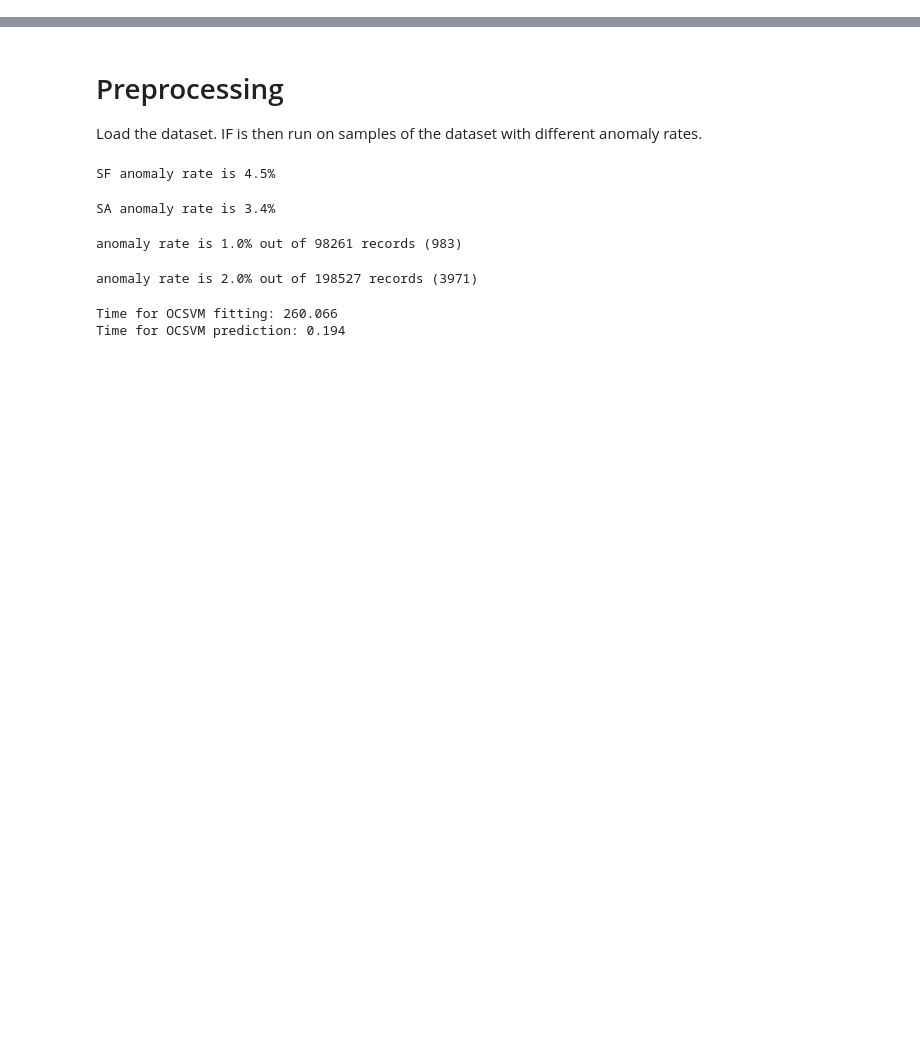
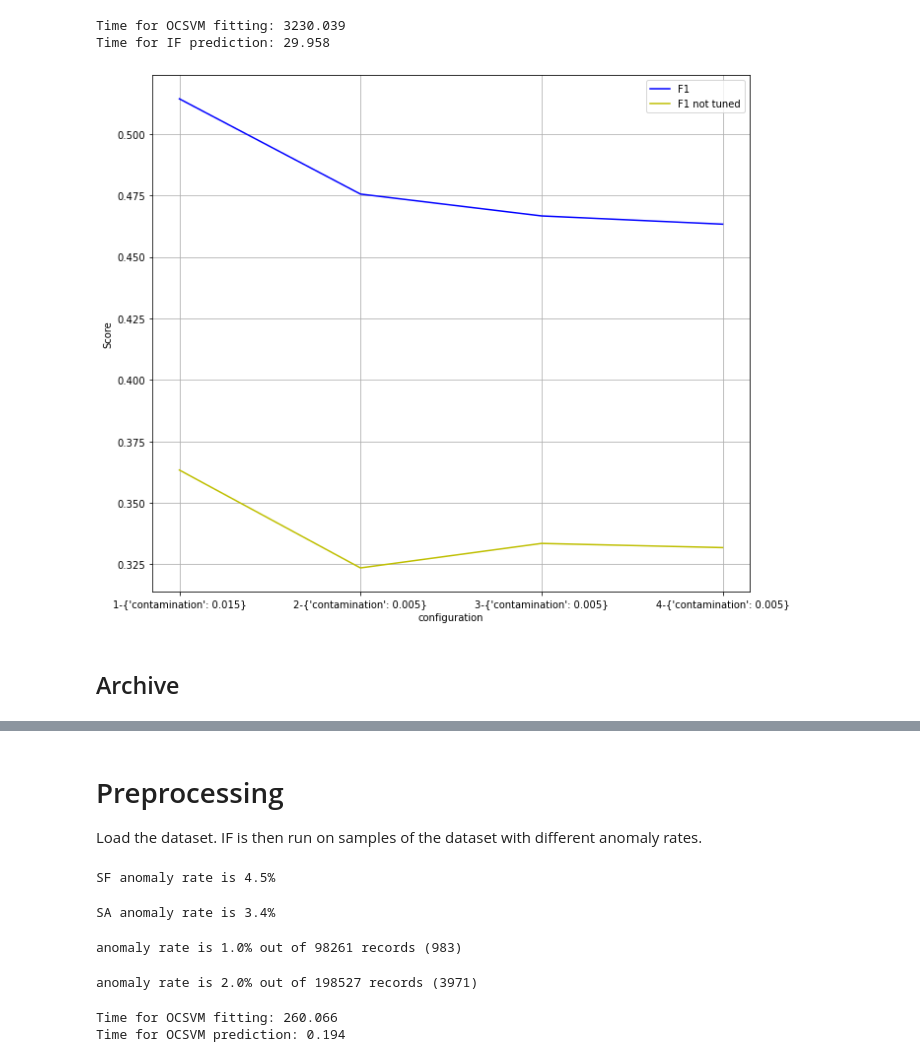
Before and after one commit to Thanhphan1147/kddcup_benchmark, a Jupyter notebook: Complete benchmark of algorithms.ipynb, the cells around one changed output, grey strips where cells are left out. Cells and saved outputs as stored; diff of their text form; code cells hidden in the pictures; blank space fills up the shorter version.

```diff
--- a/Complete benchmark of algorithms.ipynb
+++ b/Complete benchmark of algorithms.ipynb
@@ -6,0 +265,70 @@ import time
+# %%
+y_pred_not_tuned = IsolationForest(random_state = 8, n_estimators = 500, contamination = 0.01 ,max_samples = 0.25, n_jobs = -1).fit(x_train).predict(x_test)
+f1_not_tuned_2 = fbeta_score(y_test, y_pred_not_tuned, labels=[-1], average='macro', beta=0.5)
+# %%
+
+gs_if_3 = GridSearchCV(IsolationForest(random_state = 8, n_estimators = 1000, max_samples = 0.25, n_jobs = -1),
+                  param_grid={'contamination': np.arange(0.005, 0.05, 0.005)},
+                  scoring=scoring, refit='F1')
+stime = time.time()
+gs_if_3.fit(x_train, y_train)
+print("Time for OCSVM fitting: %.3f" % (time.time() - stime))
+results_if_3 = gs_if_3.cv_results_
+
+stime = time.time()
+y_pred = gs_if_3.predict(x_test)
+print("Time for IF prediction: %.3f" % (time.time() - stime))
+# %% [output]
+Time for OCSVM fitting: 3230.039
+Time for IF prediction: 29.958
+# %%
+y_pred_not_tuned = IsolationForest(random_state = 8, n_estimators = 1000, contamination = 0.01 ,max_samples = 0.25, n_jobs = -1).fit(x_train).predict(x_test)
+f1_not_tuned_3 = fbeta_score(y_test, y_pred_not_tuned, labels=[-1], average='macro', beta=0.5)
+# %%
+# X_axis = np.array(results_svm["param_nu"].data, dtype=float)
+# print GridSearch cross-validation for parameters
+X_axis_if = np.array(results_if["param_contamination"].data, dtype=float)
+plt.figure(figsize=(10,8))
+
+plt.xlabel("configuration")
+plt.ylabel("Score")
+plt.grid()
+
+ax = plt.axes()
+pad = 0.005
+
+colors = {'lof': 'r', 'if':'b', 'dbscan':'c', 'svm':'y'}
+scorer = 'F1'
+
+best_index = np.nonzero(results_if['rank_test_%s' % scorer] == 1)[0][0]
+best_score = results_if['mean_test_%s' % scorer][best_index]
+best_param = results_if['params'][best_index]
+
+best_index = np.nonzero(results_if_1['rank_test_%s' % scorer] == 1)[0][0]
+best_score_1 = results_if_1['mean_test_%s' % scorer][best_index]
+best_param_1 = results_if_1['params'][best_index]
+
+best_index = np.nonzero(results_if_2['rank_test_%s' % scorer] == 1)[0][0]
+best_score_2 = results_if_2['mean_test_%s' % scorer][best_index]
+best_param_2 = results_if_2['params'][best_index]
+
+best_index = np.nonzero(results_if_3['rank_test_%s' % scorer] == 1)[0][0]
+best_score_3 = results_if_3['mean_test_%s' % scorer][best_index]
+best_param_3 = results_if_3['params'][best_index]
+
+Y_axis = np.array([best_score, best_score_1, best_score_2, best_score_3])
+Y_axis_not_tuned = np.array([f1_not_tuned, f1_not_tuned_1, f1_not_tuned_2, f1_not_tuned_3])
+X_axis = np.array([f"1-{best_param}", f"2-{best_param_1}", f"3-{best_param_2}", f"4-{best_param_3}"])
+
+ax.plot(X_axis, Y_axis, '-', color=colors['if'],label="%s " % (scorer))
+ax.plot(X_axis, Y_axis_not_tuned, '-', color=colors['svm'],label="%s not tuned" % (scorer))
+plt.legend(loc="best")
+plt.grid('off')
+plt.tight_layout()
+plt.savefig("contamination.png", dpi=100)
+
+plt.show()
+# %% [output]
+[figure, added]
+# %% [markdown]
+## Archive
```
Also changed, not shown: parts of 20 cells of this notebook, 1 other file.
